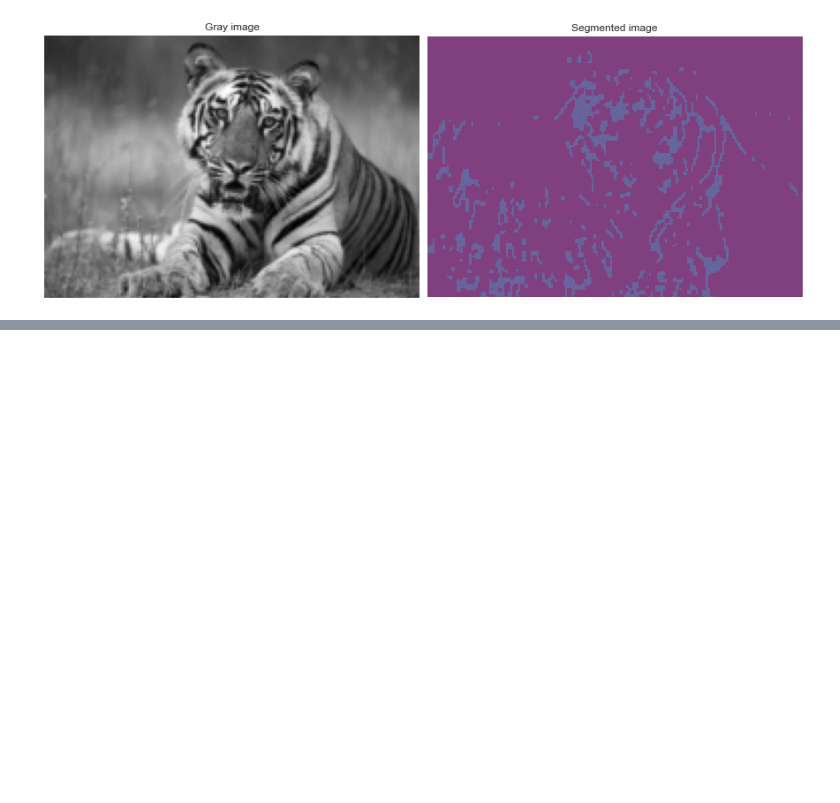
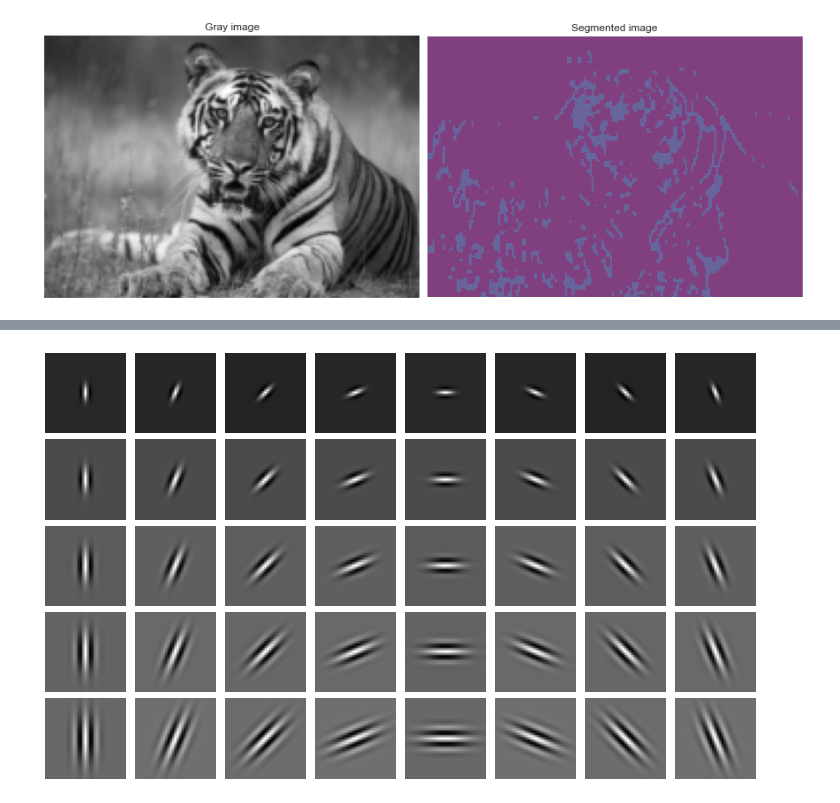
Before and after one commit to Gholamrezadar/CV_HW4, a Jupyter notebook: Question_1.ipynb, the cells around one changed output, grey strips where cells are left out. Drawn from its saved outputs; the diff is of its cells as text; code cells hidden in the pictures; blank space fills up the shorter version.

Commit message:
gabor implemented

```diff
--- a/Question_1.ipynb
+++ b/Question_1.ipynb
@@ -408,0 +421,28 @@ segment_image_glcm(img2_gray, levels=2, patch_size=3, n_features=2, random_state
+# %%
+def gabor_filter_bank(scales=5, angles=8, ksize=35, lambd=10, gamma=0.5, psi=0):
+    filters = np.zeros((scales, angles, ksize, ksize))
+    # ksize = 35  # The local area to evaluate
+    # lambd = 10.0
+    # gamma = 0.5
+    # psi = 0  # Offset value - lower generates cleaner results
+    i = 0
+    j = 0
+    for i, sigma in enumerate(np.linspace(ksize/30, ksize/10, scales)):
+        for j, theta in enumerate(np.arange(0, np.pi, np.pi / angles)):  # Theta is the orientation for edge detection
+            kern = cv2.getGaborKernel((ksize, ksize), sigma, theta, lambd, gamma, psi, ktype=cv2.CV_64F)
+            kern /= 1.0 * kern.sum()  # Brightness normalization
+            filters[i, j, :, :] = kern
+    return filters
+
+def show_gabor_filters(scales=5, angles=8, ksize=35, lambd=10, gamma=0.5, psi=0):
+    filters = gabor_filter_bank(scales, angles, ksize, lambd, gamma, psi)
+    fig, ax = plt.subplots(scales, angles, figsize=(10, 6), constrained_layout=True)
+    for i in range(scales):
+        for j in range(angles):
+            ax[i, j].imshow(filters[i, j, :, :], cmap='gray')
+            ax[i, j].set_axis_off()
+    plt.show()
+# %%
+show_gabor_filters(scales=5, angles=8, ksize=35, lambd=5, gamma=0.5, psi=0)
+# %% [output]
+[figure, added]
```
Also changed, not shown: parts of 11 cells of this notebook.
